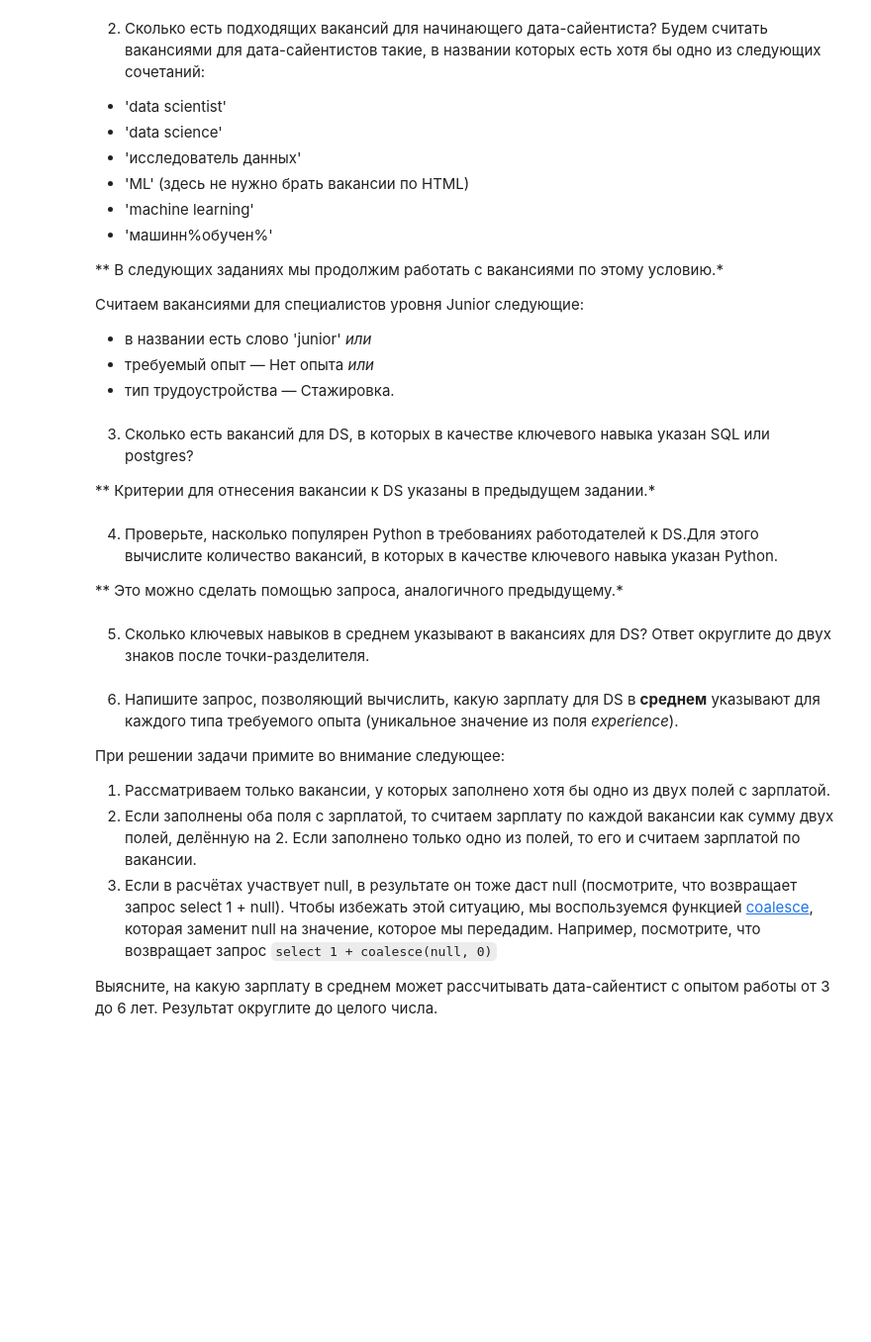
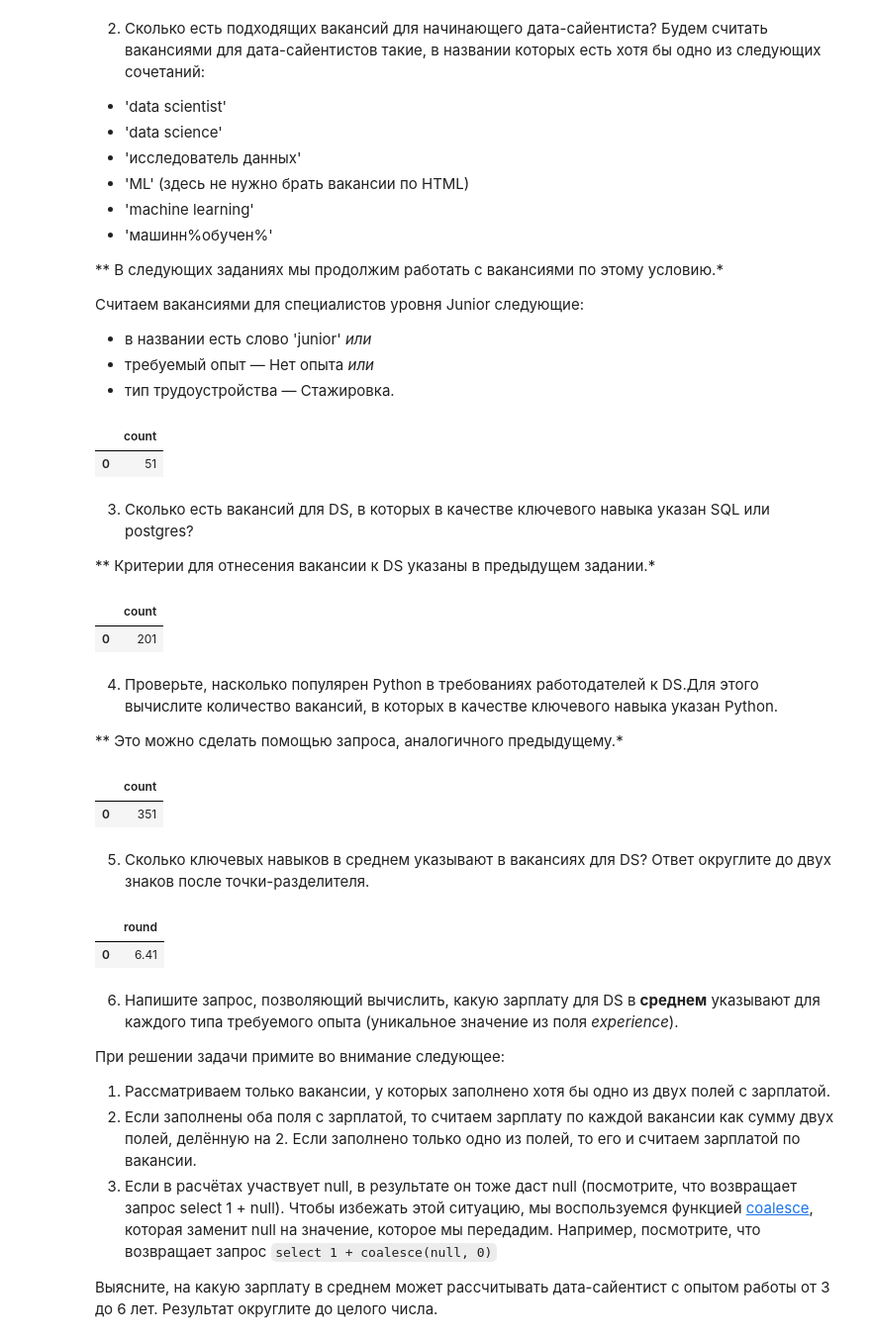
Before and after one commit to simplevolunteer/SF_data_science, a Jupyter notebook: PROJECT-2. Анализ вакансий из HeadHunter/Project_2_Ноутбук_шаблон.ipynb, the cells around one changed output. Shown: that part at 99% size. Saved outputs shown, nothing was run; the diff lists cells and outputs as text; code cells hidden in the pictures; blank space fills up the shorter version.

```diff
--- a/PROJECT-2. Анализ вакансий из HeadHunter/Project_2_Ноутбук_шаблон.ipynb
+++ b/PROJECT-2. Анализ вакансий из HeadHunter/Project_2_Ноутбук_шаблон.ipynb
@@ -392,8 +440,27 @@ df
 * тип трудоустройства — Стажировка.
 # %%
 # текст запроса
+query_6_2 = f'''select
+                  count(*)
+                from vacancies
+                where (name ilike '%data science%'
+                  or name ilike '%data scientist%'
+                  or name ilike '%machine learning%'
+                  or name ilike '%исследователь данных%'
+                  or name ilike '%машинн%обучен%'
+                  or (name like '%ML%' and name not like '%HTML%'))
+                  and ( name ilike '%junior%'
+                  or experience = 'Нет опыта'
+                  or employment = 'Стажировка'
+                      )
+            '''
 # %%
 # результат запроса
+df = pd.read_sql_query(query_6_2, connection)
+df
+# %% [output]
+|  | count |
+| 0 | 51 |
 # %% [markdown]
 3. Сколько есть вакансий для DS, в которых в качестве ключевого навыка указан SQL или postgres?
 
@@ -403,5 +483,10 @@ df
 # %%
 # результат запроса
+df = pd.read_sql_query(query_6_3, connection)
+df
+# %% [output]
+|  | count |
+| 0 | 201 |
 # %% [markdown]
 4. Проверьте, насколько популярен Python в требованиях работодателей к DS.Для этого вычислите количество вакансий, в которых в качестве ключевого навыка указан Python.
 
@@ -411,5 +507,10 @@ df
 # %%
 # результат запроса
+df = pd.read_sql_query(query_6_4, connection)
+df
+# %% [output]
+|  | count |
+| 0 | 351 |
 # %% [markdown]
 5. Сколько ключевых навыков в среднем указывают в вакансиях для DS?
 Ответ округлите до двух знаков после точки-разделителя.
@@ -418,5 +532,10 @@ df
 # %%
 # результат запроса
+df = pd.read_sql_query(query_6_5, connection)
+df
+# %% [output]
+|  | round |
+| 0 | 6.41 |
 # %% [markdown]
 6. Напишите запрос, позволяющий вычислить, какую зарплату для DS в **среднем** указывают для каждого типа требуемого опыта (уникальное значение из поля *experience*).
 
```
Also changed, not shown: parts of 11 cells of this notebook.
